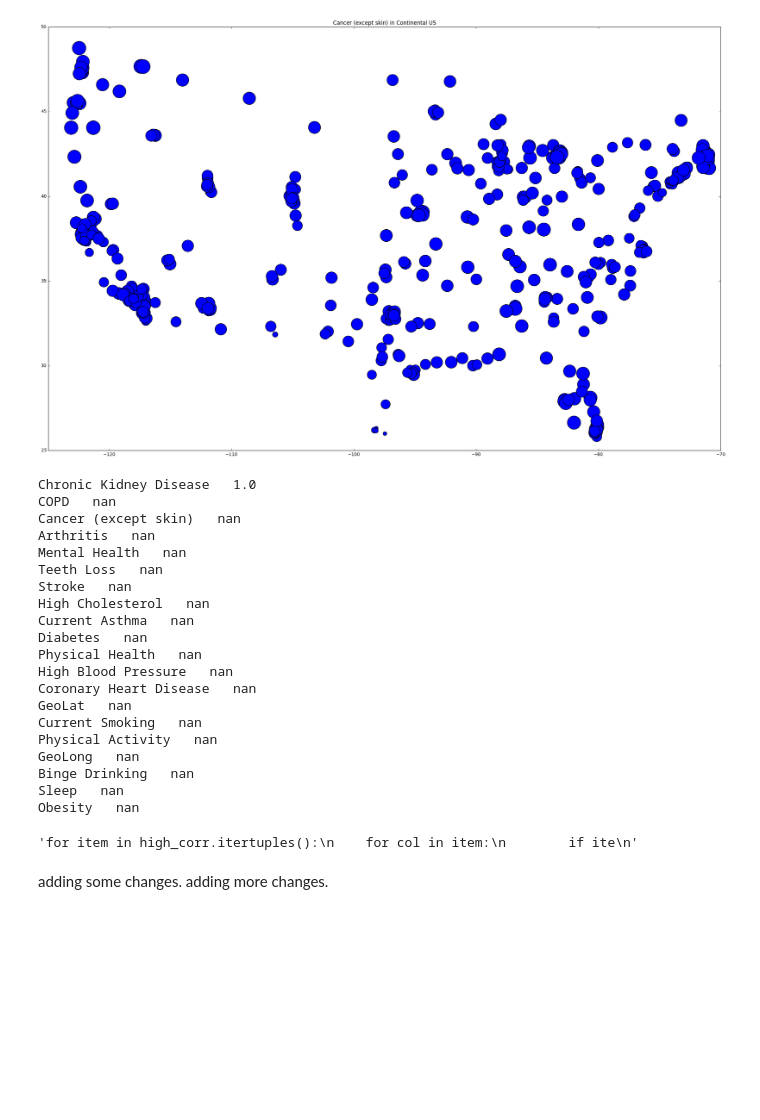
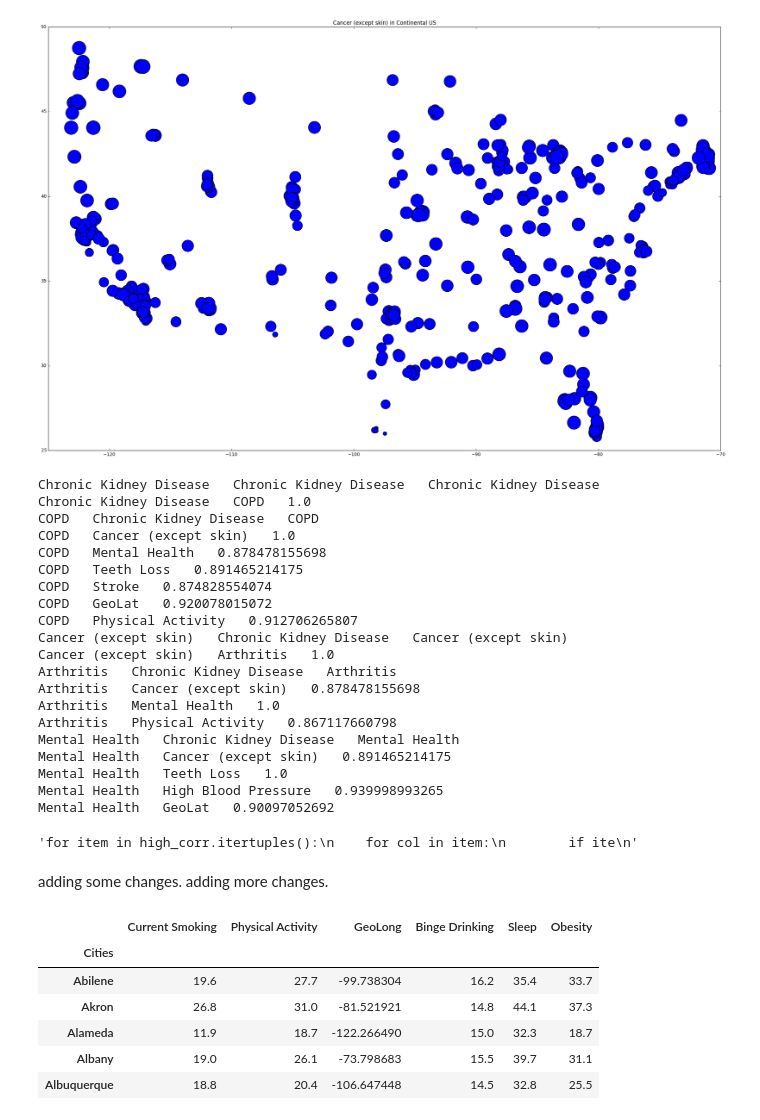
Before and after one commit to RJBeetel3/500_Cities_Project, a Jupyter notebook: 500_Cities_Data_Exploration4.ipynb, the cells around one changed output. Cells and saved outputs as stored; diff of their text form; code cells hidden in the pictures; blank space fills up the shorter version.

```diff
--- a/500_Cities_Data_Exploration4.ipynb
+++ b/500_Cities_Data_Exploration4.ipynb
@@ -307,9 +307,14 @@ col_names = high_corr.columns
 #display(high_corr.iloc[0].name)
 #display(high_corr.iloc[0][0])
 #display(col_names[0])
-for cols in col_names:
-    print "{}   {}".format(cols, item[cols])
-item = high_corr.iloc[0]
+for item in high_corr.head().itertuples():
+    for i in range(len(item)):
+        if item[i] >= 0.85:
+            print "{}   {}   {}".format(item.Index, col_names[i], item[i])
+            #print "{}   {}".format(item.Index, col_names[i])
+
+
+
 #display(item.index[0])
 item[0]
 '''for item in high_corr.itertuples():
@@ -317,26 +322,26 @@ item[0]
         if ite
 '''
 # %% [output]
-Chronic Kidney Disease   1.0
-COPD   nan
-Cancer (except skin)   nan
-Arthritis   nan
-Mental Health   nan
-Teeth Loss   nan
-Stroke   nan
-High Cholesterol   nan
-Current Asthma   nan
-Diabetes   nan
-Physical Health   nan
-High Blood Pressure   nan
-Coronary Heart Disease   nan
-GeoLat   nan
-Current Smoking   nan
-Physical Activity   nan
-GeoLong   nan
-Binge Drinking   nan
-Sleep   nan
-Obesity   nan
+Chronic Kidney Disease   Chronic Kidney Disease   Chronic Kidney Disease
+Chronic Kidney Disease   COPD   1.0
+COPD   Chronic Kidney Disease   COPD
+COPD   Cancer (except skin)   1.0
+COPD   Mental Health   0.878478155698
+COPD   Teeth Loss   0.891465214175
+COPD   Stroke   0.874828554074
+COPD   GeoLat   0.920078015072
+COPD   Physical Activity   0.912706265807
+Cancer (except skin)   Chronic Kidney Disease   Cancer (except skin)
+Cancer (except skin)   Arthritis   1.0
+Arthritis   Chronic Kidney Disease   Arthritis
+Arthritis   Cancer (except skin)   0.878478155698
+Arthritis   Mental Health   1.0
+Arthritis   Physical Activity   0.867117660798
+Mental Health   Chronic Kidney Disease   Mental Health
+Mental Health   Cancer (except skin)   0.891465214175
+Mental Health   Teeth Loss   1.0
+Mental Health   High Blood Pressure   0.939998993265
+Mental Health   GeoLat   0.90097052692
 'for item in high_corr.itertuples():\n    for col in item:\n        if ite\n'
 # %% [markdown]
 adding some changes. adding more changes.
@@ -342,0 +352,12 @@ adding some changes. adding more changes.
+# %%
+#behaviors_df.head()
+behaviors_only_df = behaviors_df.drop(['GeoLat'], axis = 1)
+behaviors_only_df.head()
+# %% [output]
+|  | Current Smoking | Physical Activity | GeoLong | Binge Drinking | Sleep | Obesity |
+| Cities |  |  |  |  |  |  |
+| Abilene | 19.6 | 27.7 | -99.738304 | 16.2 | 35.4 | 33.7 |
+| Akron | 26.8 | 31.0 | -81.521921 | 14.8 | 44.1 | 37.3 |
+| Alameda | 11.9 | 18.7 | -122.266490 | 15.0 | 32.3 | 18.7 |
+| Albany | 19.0 | 26.1 | -73.798683 | 15.5 | 39.7 | 31.1 |
+| Albuquerque | 18.8 | 20.4 | -106.647448 | 14.5 | 32.8 | 25.5 |
```
Also changed, not shown: parts of 9 cells of this notebook.
